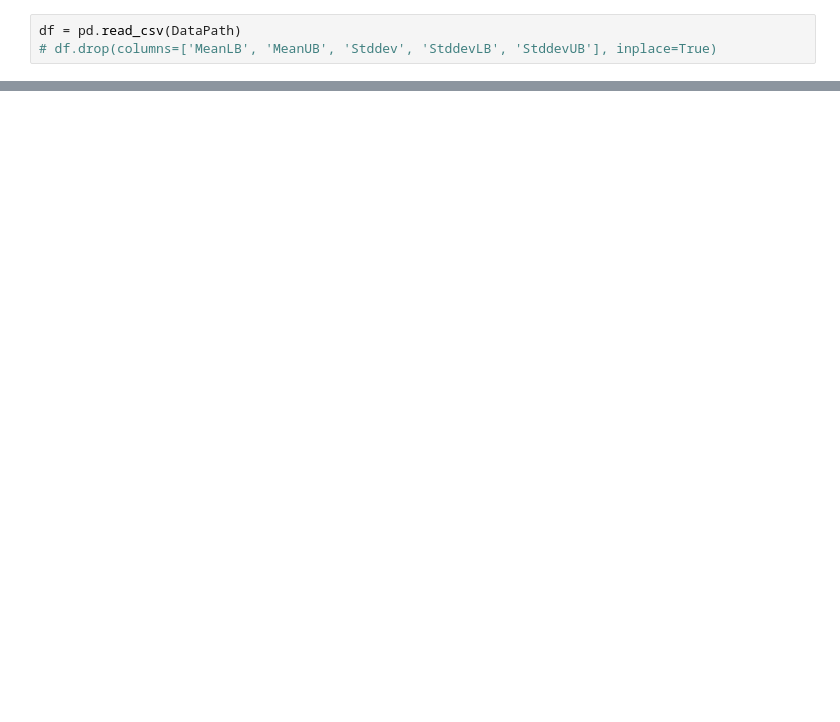
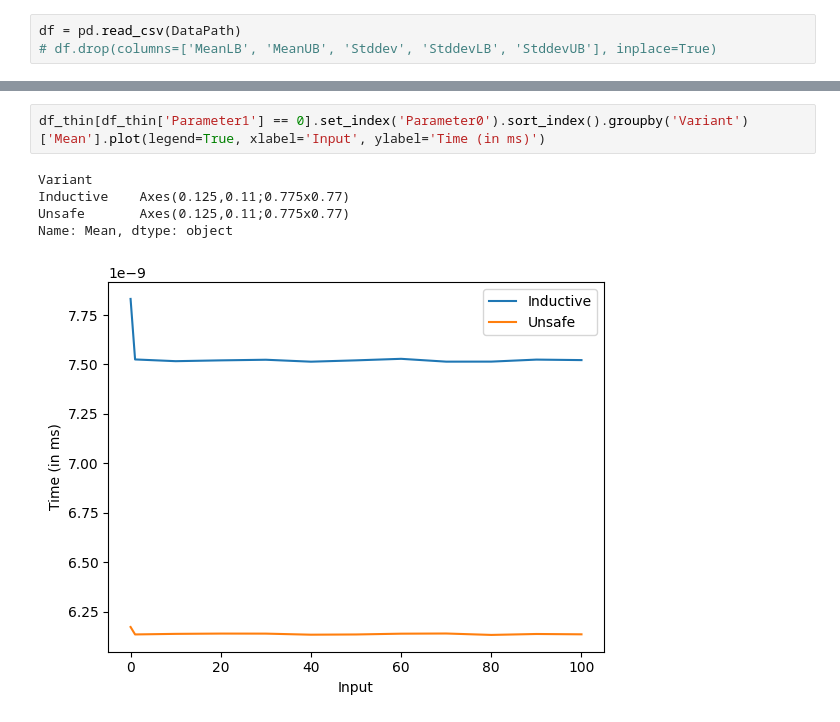
Before and after one commit to wenkokke/gilear, a Jupyter notebook: packages/data-debruijn/scripts/bench.ipynb, the cells around one changed output, grey strips where cells are left out. Drawn from its saved outputs; the diff is of its cells as text; blank space fills up the shorter version.

```diff
--- a/packages/data-debruijn/scripts/bench.ipynb
+++ b/packages/data-debruijn/scripts/bench.ipynb
@@ -25,0 +39,8 @@ TypeError: 'inplace' is an invalid keyword argument for int()
+# %%
+df_thin[df_thin['Parameter1'] == 0].set_index('Parameter0').sort_index().groupby('Variant')['Mean'].plot(legend=True, xlabel='Input', ylabel='Time (in ms)')
+# %% [output]
+Variant
+Inductive    Axes(0.125,0.11;0.775x0.77)
+Unsafe       Axes(0.125,0.11;0.775x0.77)
+Name: Mean, dtype: object
+[figure, added]
```
Also changed, not shown: parts of 7 cells of this notebook, 10 other files.
